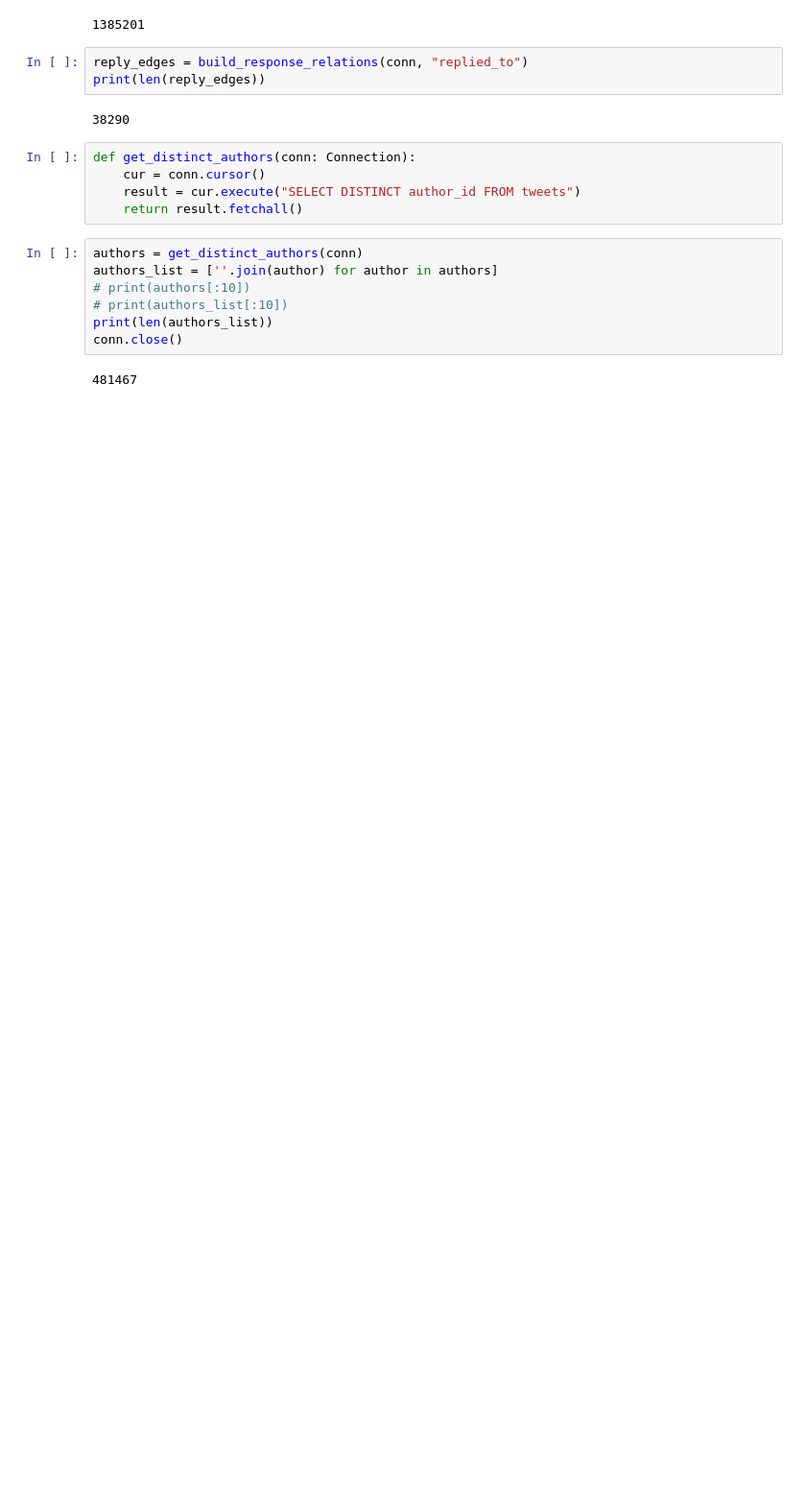
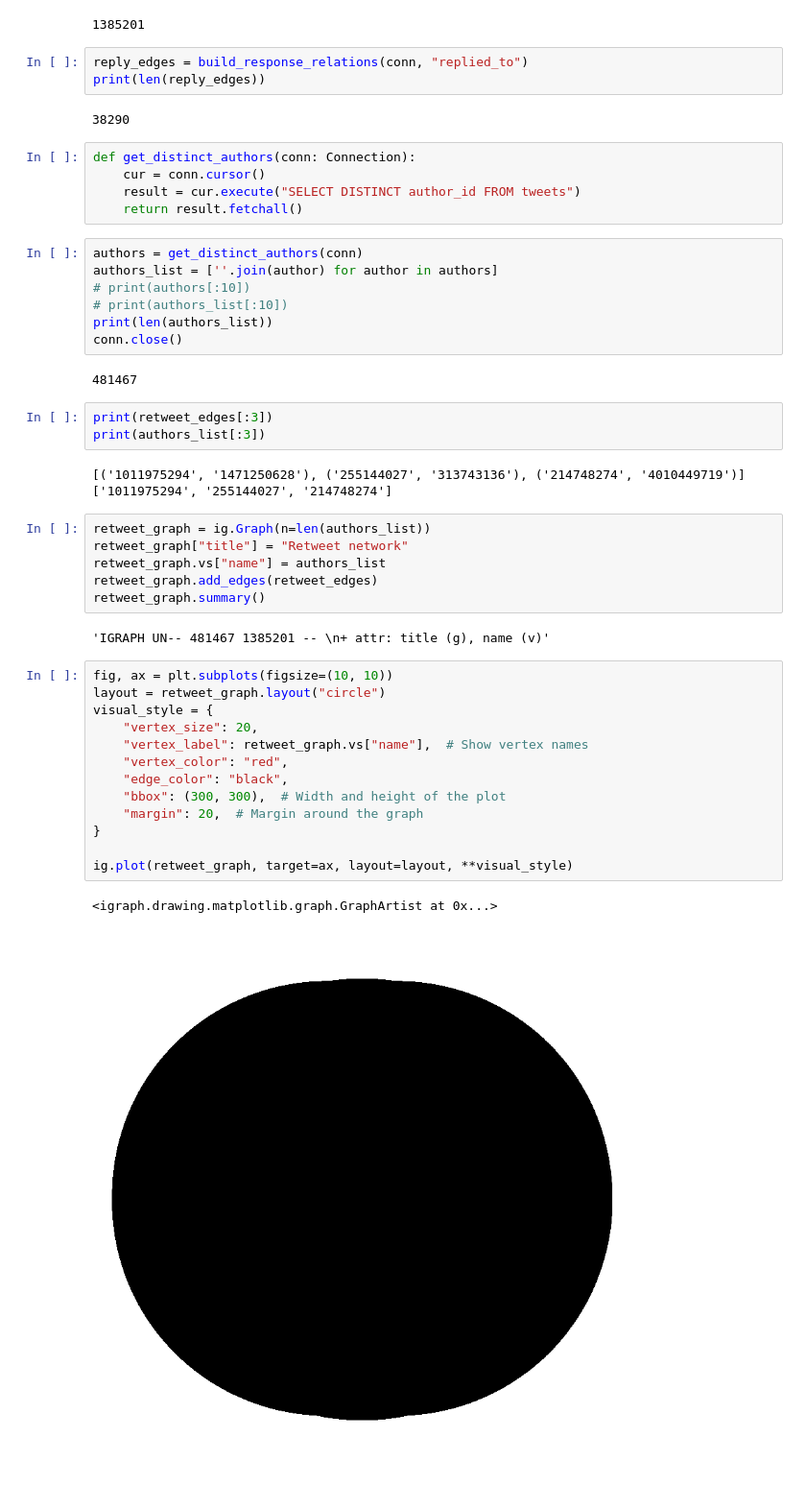
Before and after one commit to vaughankraska/social_data_mining, a Jupyter notebook: src/labs/social_network_analysis/analysis.ipynb, the cells around one changed output. Shown at 96% size. Saved outputs shown, nothing was run; the diff lists cells and outputs as text; blank space fills up the shorter version.

```diff
--- a/src/labs/social_network_analysis/analysis.ipynb
+++ b/src/labs/social_network_analysis/analysis.ipynb
@@ -46,3 +62,33 @@ print(len(authors_list))
 conn.close()
 # %% [output]
 481467
+# %%
+print(retweet_edges[:3])
+print(authors_list[:3])
+# %% [output]
+[('1011975294', '1471250628'), ('255144027', '313743136'), ('214748274', '4010449719')]
+['1011975294', '255144027', '214748274']
+# %%
+retweet_graph = ig.Graph(n=len(authors_list))
+retweet_graph["title"] = "Retweet network"
+retweet_graph.vs["name"] = authors_list
+retweet_graph.add_edges(retweet_edges)
+retweet_graph.summary()
+# %% [output]
+'IGRAPH UN-- 481467 1385201 -- \n+ attr: title (g), name (v)'
+# %%
+fig, ax = plt.subplots(figsize=(10, 10))
+layout = retweet_graph.layout("circle")
+visual_style = {
+    "vertex_size": 20,
+    "vertex_label": retweet_graph.vs["name"],  # Show vertex names
+    "vertex_color": "red",
+    "edge_color": "black",
+    "bbox": (300, 300),  # Width and height of the plot
+    "margin": 20,  # Margin around the graph
+}
+
+ig.plot(retweet_graph, target=ax, layout=layout, **visual_style)
+# %% [output]
+<igraph.drawing.matplotlib.graph.GraphArtist at 0x...>
+[figure, added]
```
Also changed, not shown: parts of 12 cells of this notebook, 1 other file.
